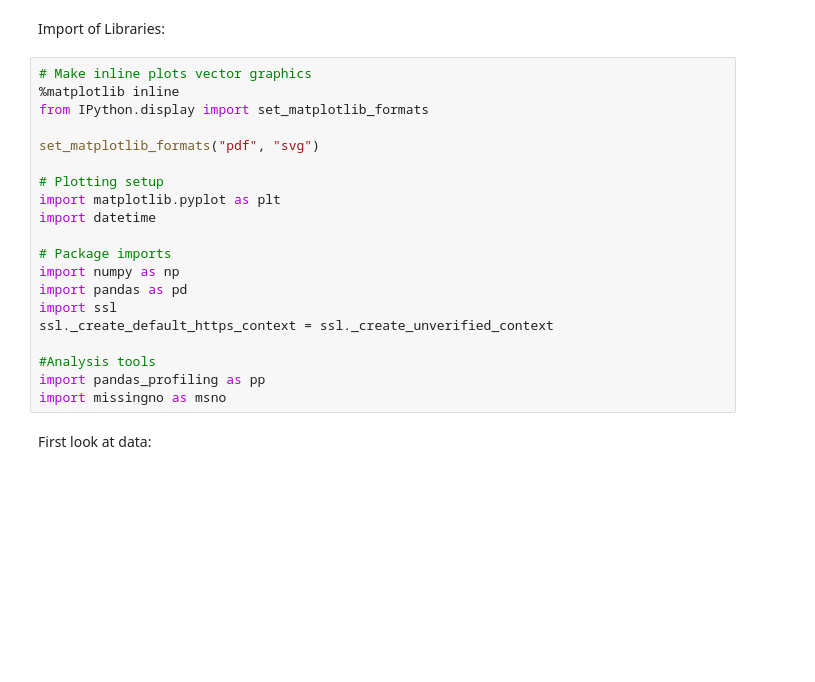
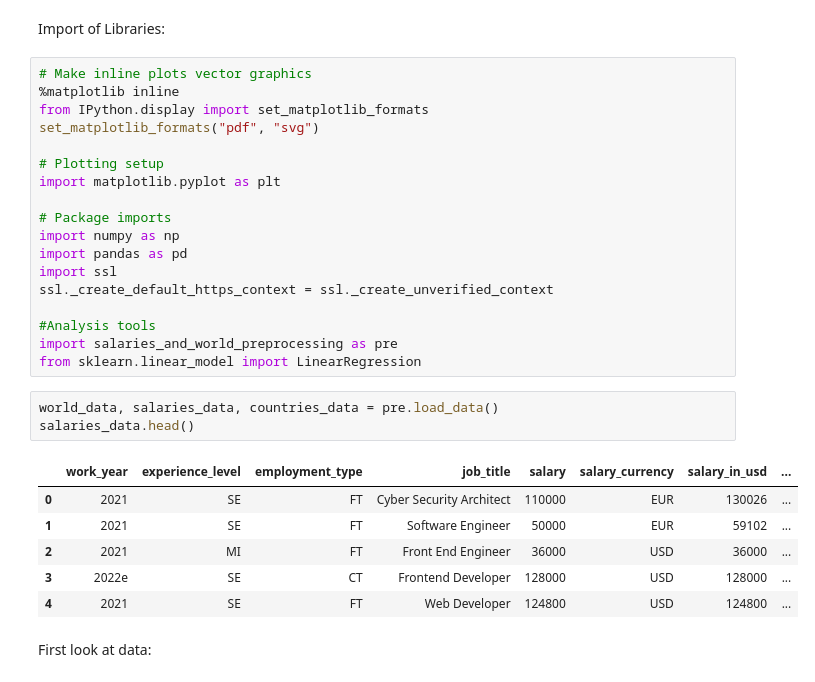
Before and after one commit to manuelarns/Data-Literacy-Project, a Jupyter notebook: src/salaries.ipynb, the cells around one changed output. Saved outputs shown, nothing was run; the diff lists cells and outputs as text; blank space fills up the shorter version.

Commit message:
Introduction of preprocessing file

```diff
--- a/src/salaries.ipynb
+++ b/src/salaries.ipynb
@@ -6,12 +6,10 @@ Import of Libraries:
 # Make inline plots vector graphics
 %matplotlib inline
 from IPython.display import set_matplotlib_formats
-
 set_matplotlib_formats("pdf", "svg")
 
 # Plotting setup
 import matplotlib.pyplot as plt
-import datetime
 
 # Package imports
 import numpy as np
@@ -20,7 +18,17 @@ import ssl
 ssl._create_default_https_context = ssl._create_unverified_context
 
 #Analysis tools
-import pandas_profiling as pp
-import missingno as msno
+import salaries_and_world_preprocessing as pre
+from sklearn.linear_model import LinearRegression
+# %%
+world_data, salaries_data, countries_data = pre.load_data()
+salaries_data.head()
+# %% [output]
+|  | work_year | experience_level | employment_type | job_title | salary | salary_currency | salary_in_usd | ... |
+| 0 | 2021 | SE | FT | Cyber Security Architect | 110000 | EUR | 130026 | ... |
+| 1 | 2021 | SE | FT | Software Engineer | 50000 | EUR | 59102 | ... |
+| 2 | 2021 | MI | FT | Front End Engineer | 36000 | USD | 36000 | ... |
+| 3 | 2022e | SE | CT | Frontend Developer | 128000 | USD | 128000 | ... |
+| 4 | 2021 | SE | FT | Web Developer | 124800 | USD | 124800 | ... |
 # %% [markdown]
 First look at data:
```
Also changed, not shown: parts of 12 cells of this notebook, 1 other file.
